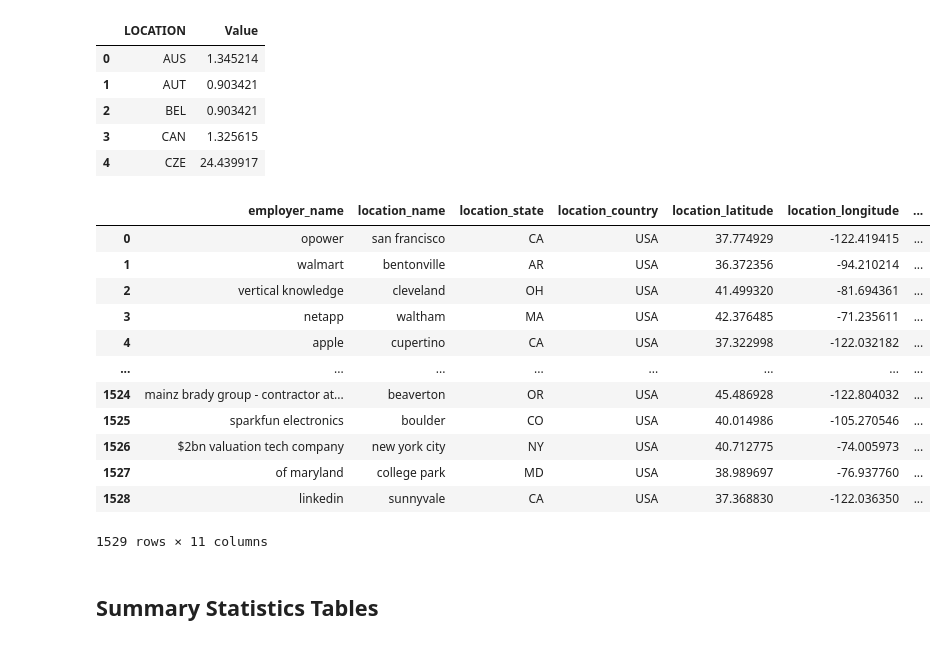
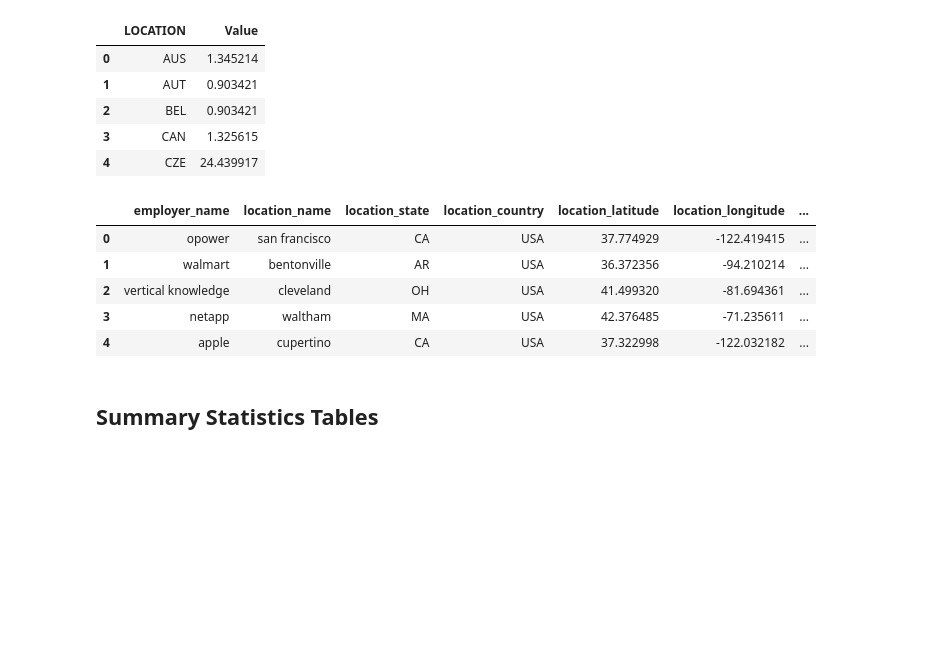
Before and after one commit to ECO225-W2024/project-one-code-macy-chen, a Jupyter notebook: Analyzing Tech Salaries: Investigating Influential Factors.ipynb, the cells around one changed output. Saved outputs shown, nothing was run; the diff lists cells and outputs as text; code cells hidden in the pictures; blank space fills up the shorter version.

```diff
--- a/Analyzing Tech Salaries: Investigating Influential Factors.ipynb
+++ b/Analyzing Tech Salaries: Investigating Influential Factors.ipynb
@@ -127,31 +127,24 @@ cleanedrates_df.head()
 # %%
 # Create a dictionary to map country to exchange rate
 exchange_rate_dict = dict(zip(cleanedrates_df['LOCATION'], cleanedrates_df['Value']))
 
 converted_cleaned_df = pd.read_csv("/Users/macychen/ECO225/ECO225Project/Data/salaries_cleaned.csv", low_memory=False)
 converted_cleaned_df['location_country'] = [pycountry.countries.get(alpha_2=code).alpha_3 for code in converted_cleaned_df['location_country']]
 
 # Multiply salary and bonus by the exchange rate using map
 converted_cleaned_df['annual_bonus'] = (1/converted_cleaned_df['location_country'].map(exchange_rate_dict)) * converted_cleaned_df['annual_bonus']
 converted_cleaned_df['annual_base_pay'] = (1/converted_cleaned_df['location_country'].map(exchange_rate_dict)) * converted_cleaned_df['annual_base_pay']
 
 converted_cleaned_df['annual_bonus'] = converted_cleaned_df['annual_bonus'].fillna(value=0)
 
-converted_cleaned_df
+converted_cleaned_df.head()
 # %% [output]
 |  | employer_name | location_name | location_state | location_country | location_latitude | location_longitude | ... |
 | 0 | opower | san francisco | CA | USA | 37.774929 | -122.419415 | ... |
 | 1 | walmart | bentonville | AR | USA | 36.372356 | -94.210214 | ... |
 | 2 | vertical knowledge | cleveland | OH | USA | 41.499320 | -81.694361 | ... |
 | 3 | netapp | waltham | MA | USA | 42.376485 | -71.235611 | ... |
 | 4 | apple | cupertino | CA | USA | 37.322998 | -122.032182 | ... |
-| ... | ... | ... | ... | ... | ... | ... | ... |
-| 1524 | mainz brady group - contractor at... | beaverton | OR | USA | 45.486928 | -122.804032 | ... |
-| 1525 | sparkfun electronics | boulder | CO | USA | 40.014986 | -105.270546 | ... |
-| 1526 | $2bn valuation tech company | new york city | NY | USA | 40.712775 | -74.005973 | ... |
-| 1527 | of maryland | college park | MD | USA | 38.989697 | -76.937760 | ... |
-| 1528 | linkedin | sunnyvale | CA | USA | 37.368830 | -122.036350 | ... |
-1529 rows × 11 columns
 # %% [markdown]
 ## Summary Statistics Tables
 # %%
```
Also changed, not shown: parts of 4 cells of this notebook.
